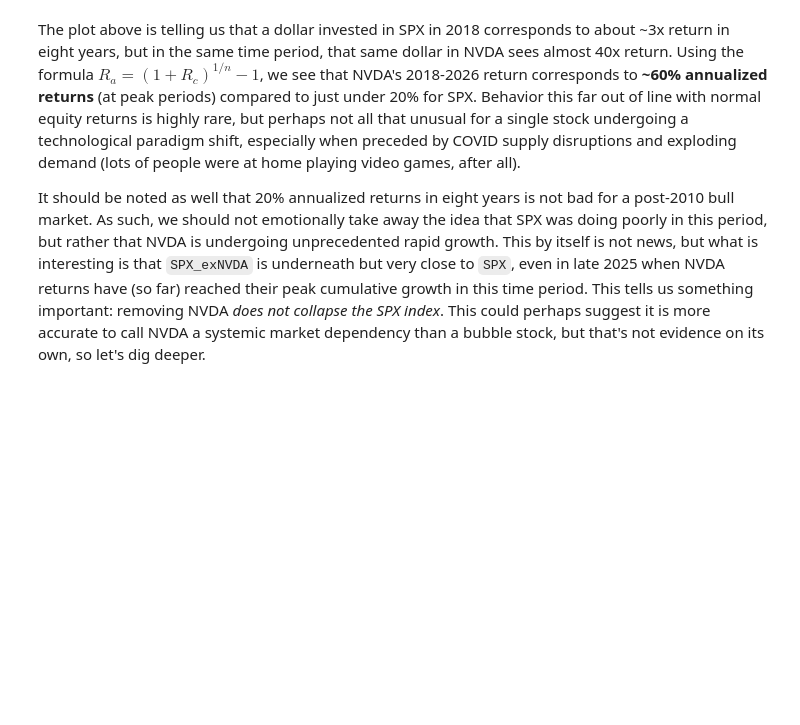
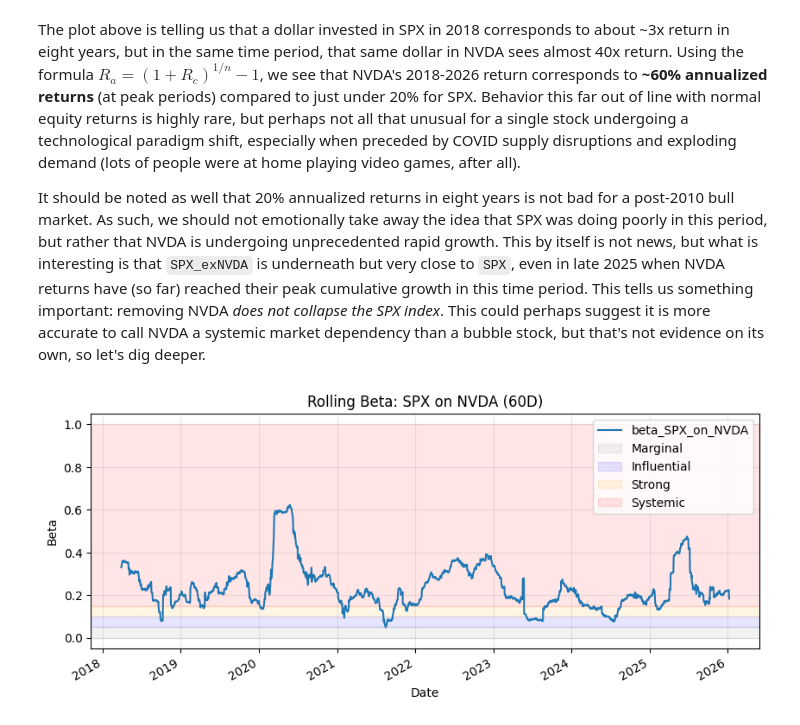
Before and after one commit to skolins3651/nvda-spx-risk-analysis, a Jupyter notebook: notebooks/01_explore_ex_nvda.ipynb, the cells around one changed output. Saved outputs shown, nothing was run; the diff lists cells and outputs as text; code cells hidden in the pictures; blank space fills up the shorter version.

Commit message:
feat: updated regime shading to plot_rolling_beta

```diff
--- a/notebooks/01_explore_ex_nvda.ipynb
+++ b/notebooks/01_explore_ex_nvda.ipynb
@@ -83,3 +83,14 @@ plot_cumulative(to_plot, title="Cumulative Growth: SPX vs ex-NVDA vs NVDA");
 The plot above is telling us that a dollar invested in SPX in 2018 corresponds to about \~3x return in eight years, but in the same time period, that same dollar in NVDA sees almost 40x return. Using the formula $R_a = (1 + R_c)^{1/n} - 1$, we see that NVDA's 2018-2026 return corresponds to **~60% annualized returns** (at peak periods) compared to just under 20% for SPX. Behavior this far out of line with normal equity returns is highly rare, but perhaps not all that unusual for a single stock undergoing a technological paradigm shift, especially when preceded by COVID supply disruptions and exploding demand (lots of people were at home playing video games, after all).
 
 It should be noted as well that 20% annualized returns in eight years is not bad for a post-2010 bull market. As such, we should not emotionally take away the idea that SPX was doing poorly in this period, but rather that NVDA is undergoing unprecedented rapid growth. This by itself is not news, but what is interesting is that `SPX_exNVDA` is underneath but very close to `SPX`, even in late 2025 when NVDA returns have (so far) reached their peak cumulative growth in this time period. This tells us something important: removing NVDA *does not collapse the SPX index*. This could perhaps suggest it is more accurate to call NVDA a systemic market dependency than a bubble stock, but that's not evidence on its own, so let's dig deeper.
+# %%
+from src.nvda_spx.plotting import plot_rolling_beta
+
+plot_rolling_beta(
+    rets["SPX"],
+    rets["NVDA"],
+    window=60,
+    title="Rolling Beta: SPX on NVDA (60D)",
+);
+# %% [output]
+[figure, added]
```
Also changed, not shown: parts of 5 cells of this notebook, 1 other file.
